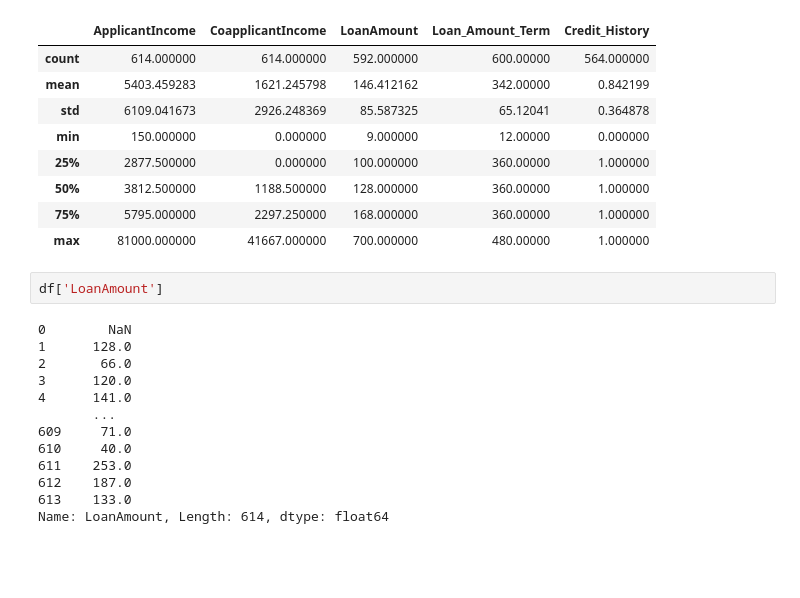
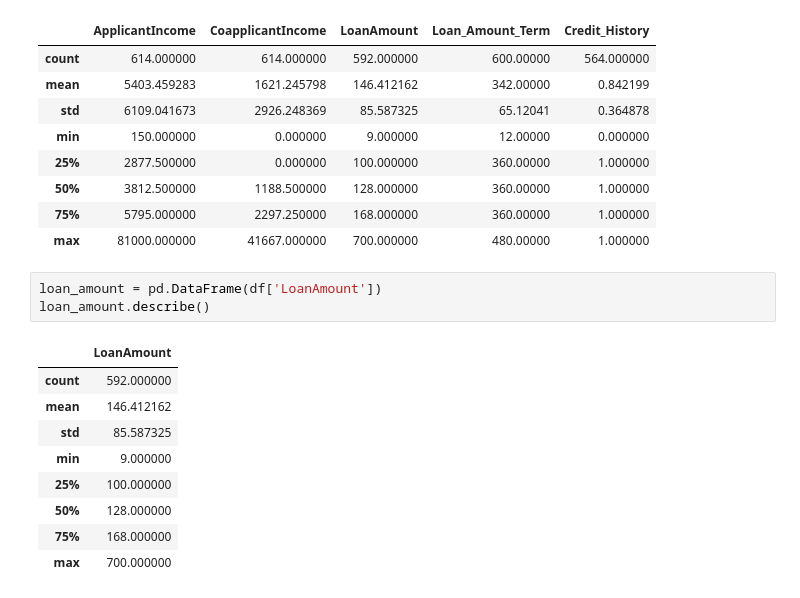
Before and after one commit to cartermp/loan-predictions, a Jupyter notebook: python.ipynb, the cells around one changed output. Saved outputs shown, nothing was run; the diff lists cells and outputs as text; blank space fills up the shorter version.

```diff
--- a/python.ipynb
+++ b/python.ipynb
@@ -174,18 +168,16 @@ df.describe()
 | 50% | 3812.500000 | 1188.500000 | 128.000000 | 360.00000 | 1.000000 |
 | 75% | 5795.000000 | 2297.250000 | 168.000000 | 360.00000 | 1.000000 |
 | max | 81000.000000 | 41667.000000 | 700.000000 | 480.00000 | 1.000000 |
-# %%
-df['LoanAmount']
-# %% [output]
-0        NaN
-1      128.0
-2       66.0
-3      120.0
-4      141.0
-       ...
-609     71.0
-610     40.0
-611    253.0
-612    187.0
-613    133.0
-Name: LoanAmount, Length: 614, dtype: float64
+# %%
+loan_amount = pd.DataFrame(df['LoanAmount'])
+loan_amount.describe()
+# %% [output]
+|  | LoanAmount |
+| count | 592.000000 |
+| mean | 146.412162 |
+| std | 85.587325 |
+| min | 9.000000 |
+| 25% | 100.000000 |
+| 50% | 128.000000 |
+| 75% | 168.000000 |
+| max | 700.000000 |
```
Also changed, not shown: parts of 8 cells of this notebook, 2 other files.
